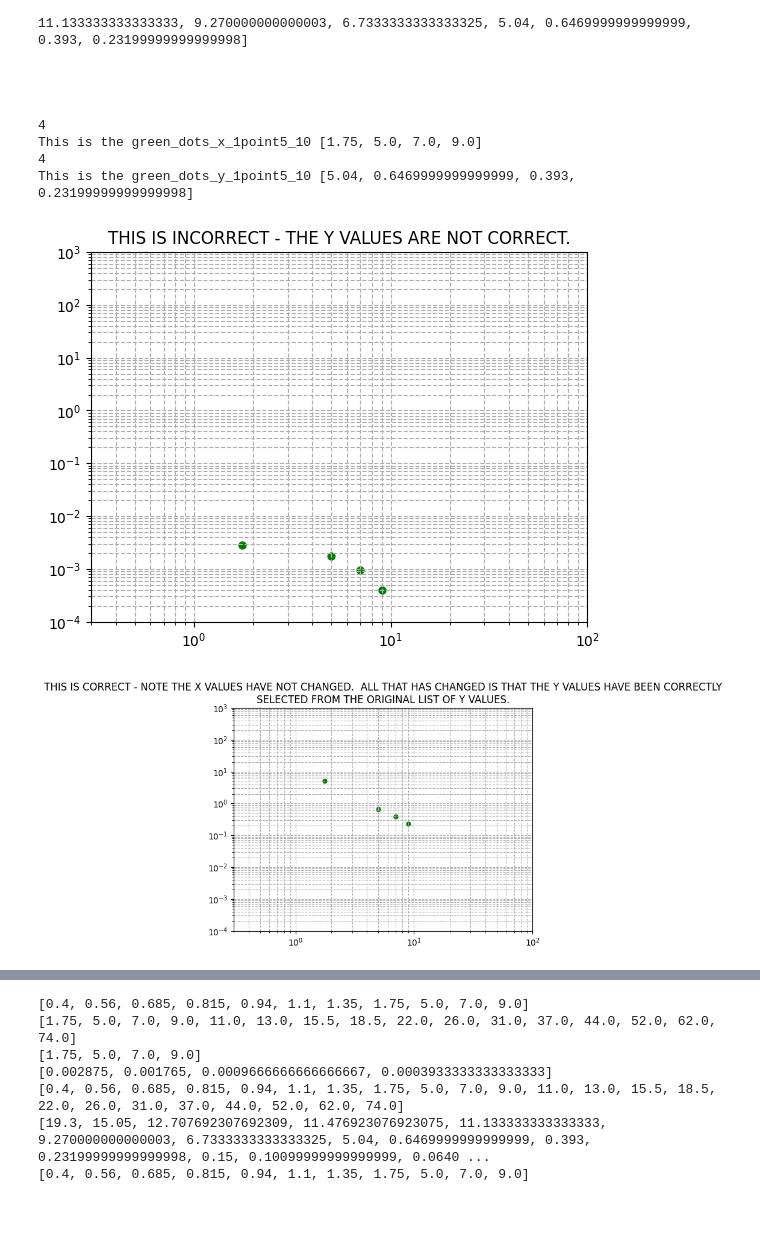
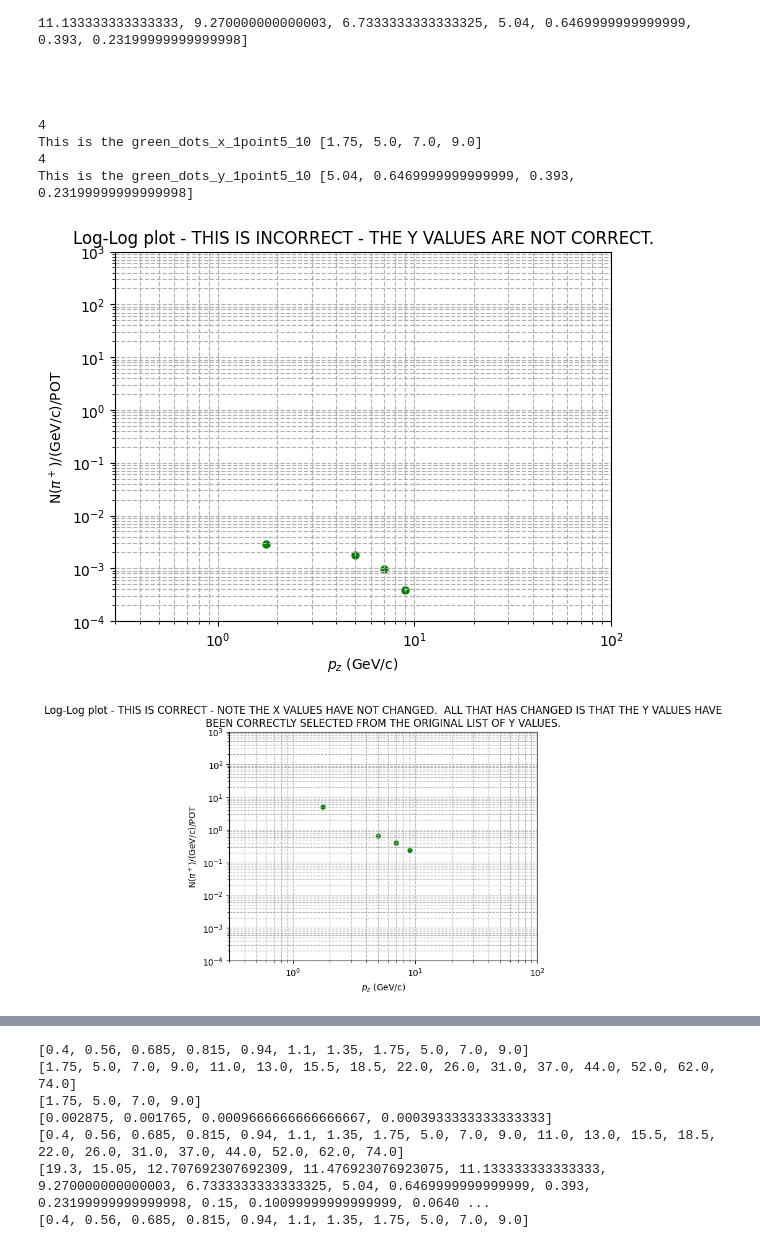
Before and after one commit to MrD0balina/Fourth-Year-Project---Neutrino-Oscillations, a Jupyter notebook: First_Notebook_SEM2_Consolidating_SEM_1_progress.ipynb, the cells around one changed output, grey strips where cells are left out. Cells and saved outputs as stored; diff of their text form; code cells hidden in the pictures; blank space fills up the shorter version.

```diff
--- a/First_Notebook_SEM2_Consolidating_SEM_1_progress.ipynb
+++ b/First_Notebook_SEM2_Consolidating_SEM_1_progress.ipynb
@@ -19,9 +19,9 @@ import pandas as pd
 
 import scipy
 # %%
-Pion_Plots_df1 = pd.read_csv('Week 6 - Pion Plots TABLE 1 CSV - Copy - Now Saved as UTF 8 - Pion Plots TABLE 1 CSV - Copy - Now Saved as UTF 8.csv')
+# Pion_Plots_df1 = pd.read_csv('Week 6 - Pion Plots TABLE 1 CSV - Copy - Now Saved as UTF 8 - Pion Plots TABLE 1 CSV - Copy - Now Saved as UTF 8.csv')
 
-# Pion_Plots_df1 = pd.read_csv('Copy of Week 6 - Pion Plots TABLE 1 CSV - Copy - Now Saved as UTF 8 - Pion Plots TABLE 1 CSV - Copy - Now Saved as UTF 8.csv')
+Pion_Plots_df1 = pd.read_csv('Copy of Week 6 - Pion Plots TABLE 1 CSV - Copy - Now Saved as UTF 8 - Pion Plots TABLE 1 CSV - Copy - Now Saved as UTF 8.csv')
 
 
 ## Renaming all of the columns of the dataframe using entries in the first row.
@@ -567,23 +634,26 @@ This is the green_dots_y_1point5_10 [5.04, 0.6469999999999999, 0.393, 0.23199999
 # %%
 plt.scatter(   x = green_dots_x_only_between_1_5_and_10   ,   y = green_dots_y_only_between_1_5_and_10   ,   c = "green" , s = 25 , label =  labels_list )
 
-plt.title("\n".join(wrap(r"THIS IS INCORRECT - THE Y VALUES ARE NOT CORRECT." , 120 ) ) )
+plt.title("\n".join(wrap(r"Log-Log plot - THIS IS INCORRECT - THE Y VALUES ARE NOT CORRECT." , 120 ) ) )
 
+plt.xlabel(r"$p_{z}$ (GeV/c)")
+plt.ylabel(r"N($\pi^+$)/(GeV/c)/POT")
 
 plt.xscale("log")
 plt.yscale("log")
 plt.xlim(0.3 , 100)
 plt.ylim(10e-5 , 10e2)
 
 plt.grid( True , which = "both" , ls = "--" )
 # %% [output]
-[figure, old version]
+[figure, new version]
 # %%
 plt.scatter(   x = green_dots_x_1point5_10   ,   y = green_dots_y_1point5_10   ,   c = "green" , s = 25 , label =  labels_list )
 
-plt.title("\n".join(wrap(r"THIS IS CORRECT - NOTE THE X VALUES HAVE NOT CHANGED.  ALL THAT HAS CHANGED IS THAT THE Y VALUES HAVE BEEN CORRECTLY SELECTED FROM THE ORIGINAL LIST OF Y VALUES." , 120 ) ) )
+plt.title("\n".join(wrap(r"Log-Log plot - THIS IS CORRECT - NOTE THE X VALUES HAVE NOT CHANGED.  ALL THAT HAS CHANGED IS THAT THE Y VALUES HAVE BEEN CORRECTLY SELECTED FROM THE ORIGINAL LIST OF Y VALUES." , 120 ) ) )
 
-
+plt.xlabel(r"$p_{z}$ (GeV/c)")
+plt.ylabel(r"N($\pi^+$)/(GeV/c)/POT")
 
 plt.xscale("log")
 plt.yscale("log")
@@ -592,7 +662,7 @@ plt.ylim(10e-5 , 10e2)
 
 plt.grid( True , which = "both" , ls = "--" )
 # %% [output]
-[figure, old version]
+[figure, new version]
 # %%
 ## Plot all the green dots ##
 
```
Also changed, not shown: parts of 17 cells of this notebook.
